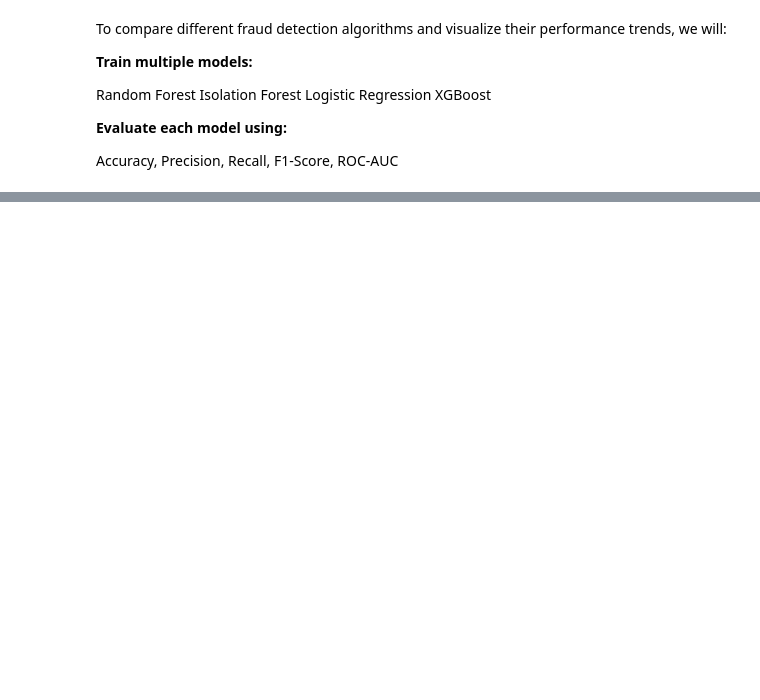
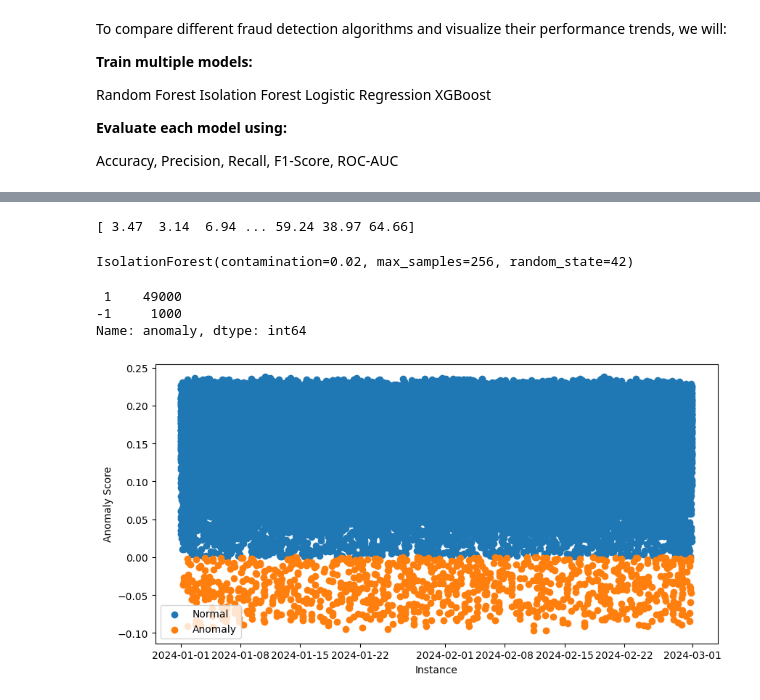
Before and after one commit to Simacoder/eletricity_theft_detection, a Jupyter notebook: modeling.ipynb, the cells around one changed output, grey strips where cells are left out. Cells and saved outputs as stored; diff of their text form; code cells hidden in the pictures; blank space fills up the shorter version.

```diff
--- a/modeling.ipynb
+++ b/modeling.ipynb
@@ -739,0 +833,46 @@ print(performance_df)
+# %%
+features = isolation_df[['Energy Consumption (kWh)', 'Voltage (kV)', 'Frequency (Hz)', 'Power Factor',
+                'Consumption_per_voltage', 'Power_efficiency']]
+# %%
+isolation_df['Energy Consumption (kWh)'] = pd.to_numeric(isolation_df['Energy Consumption (kWh)'], errors='coerce')
+# %%
+print(isolation_df['Energy Consumption (kWh)'].unique())
+# %% [output]
+[ 3.47  3.14  6.94 ... 59.24 38.97 64.66]
+# %%
+# Train Isolation Forest
+iso_forest = IsolationForest(n_estimators=n_estimators,
+                             contamination=contamination,
+                             max_samples=sample_size,
+                             random_state=42)
+
+iso_forest.fit(features)
+# %% [output]
+IsolationForest(contamination=0.02, max_samples=256, random_state=42)
+# %%
+isolation_df['anomaly_score'] = iso_forest.decision_function(features)
+isolation_df['anomaly'] = iso_forest.predict(features)
+
+isolation_df['anomaly'].value_counts()
+# %% [output]
+ 1    49000
+-1     1000
+Name: anomaly, dtype: int64
+# %%
+# Visualization of the results
+plt.figure(figsize=(10, 5))
+
+# Plot normal instances
+normal = isolation_df[isolation_df['anomaly'] == 1]
+plt.scatter(normal['Timestamp'], normal['anomaly_score'], label='Normal')
+
+# Plot anomalies
+anomalies = isolation_df[isolation_df['anomaly'] == -1]
+plt.scatter(anomalies['Timestamp'], anomalies['anomaly_score'], label='Anomaly')
+
+plt.xlabel("Instance")
+plt.ylabel("Anomaly Score")
+plt.legend()
+plt.show()
+# %% [output]
+[figure, added]
```
Also changed, not shown: parts of 63 cells of this notebook, 17 other files.
